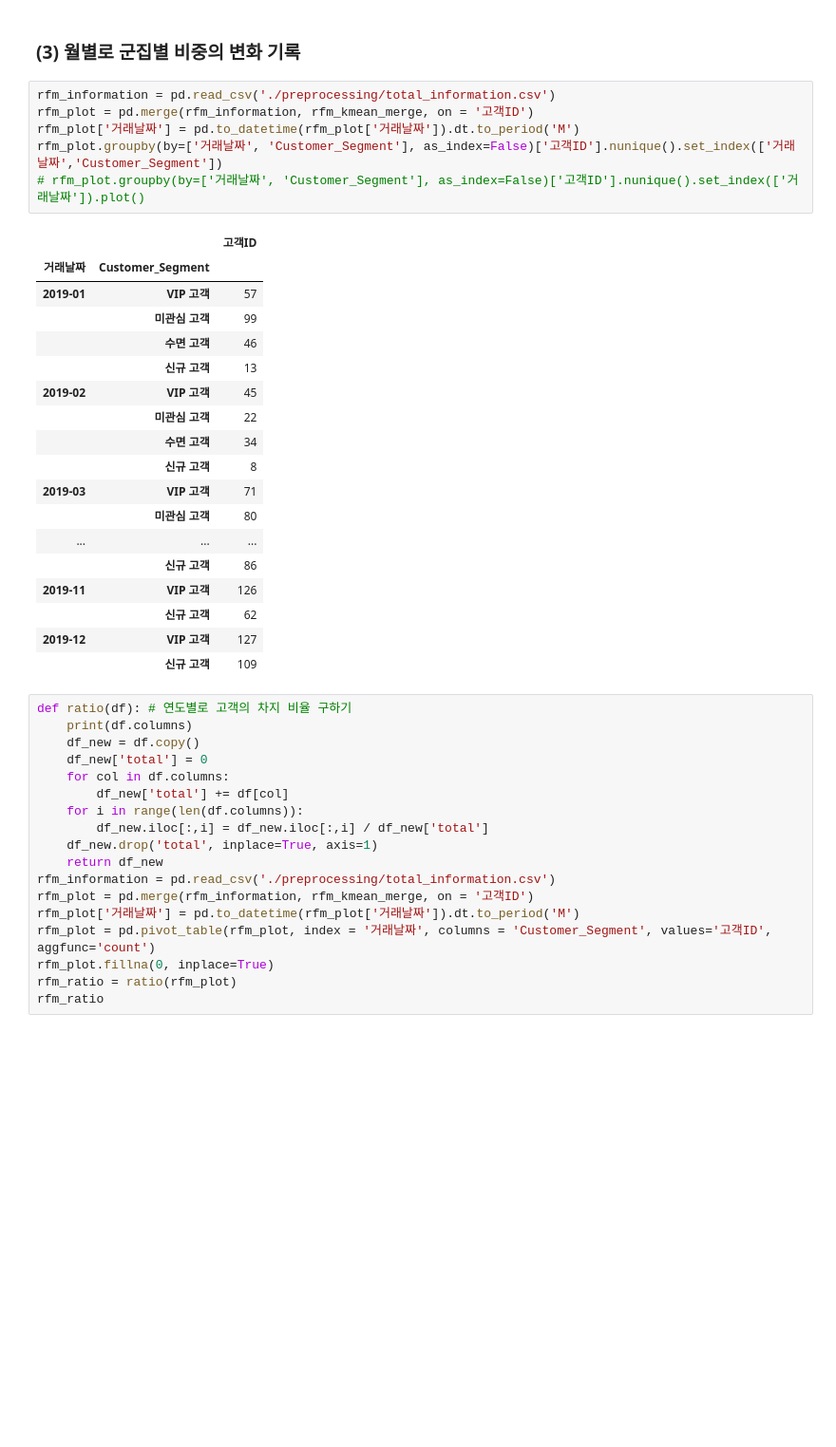
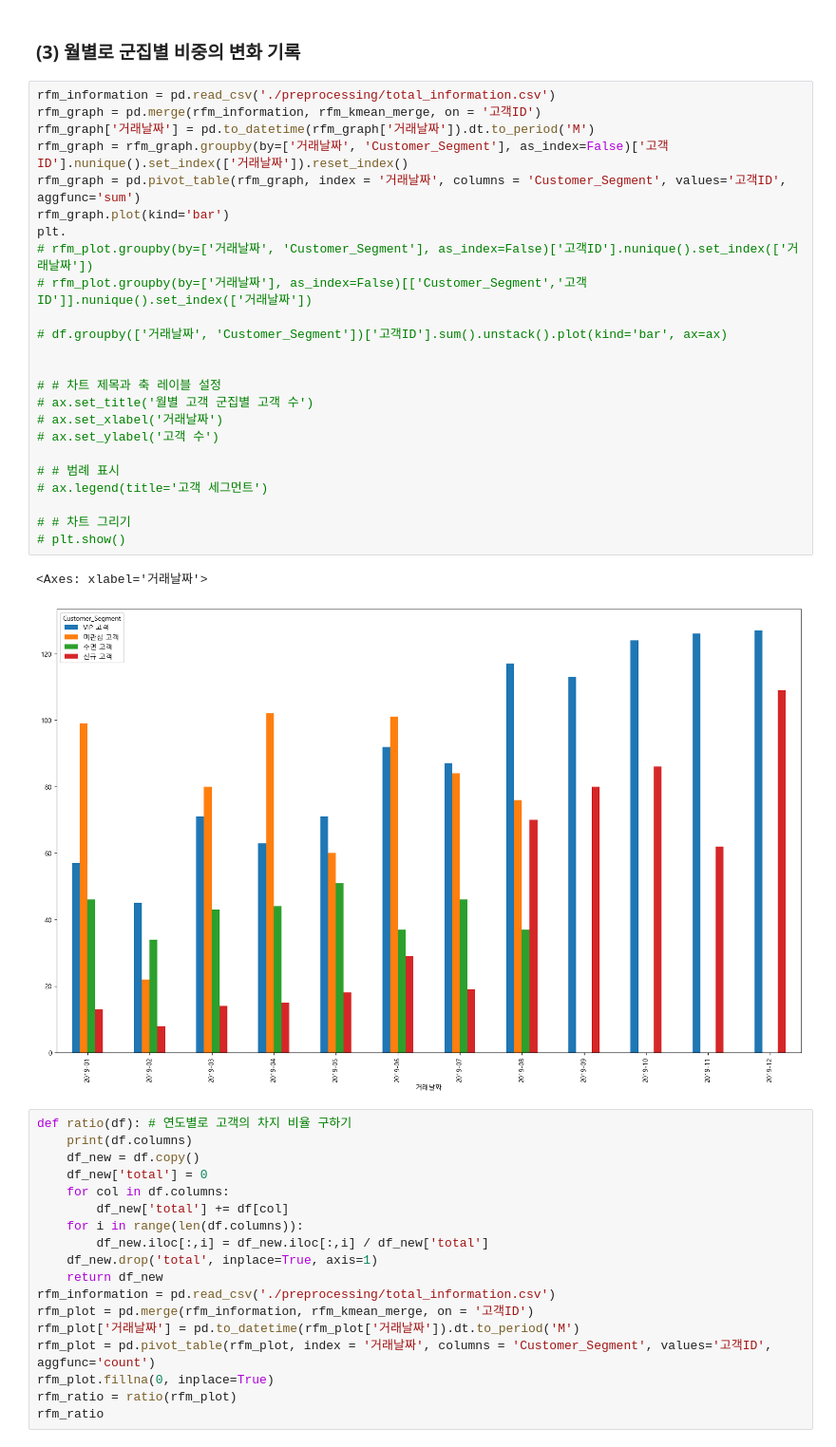
Before and after one commit to meo4739/Public_DACON_Cohort_RFM, a Jupyter notebook: cohort_RFM_ver2.ipynb, the cells around one changed output. Shown at 95% size. Saved outputs shown, nothing was run; the diff lists cells and outputs as text; blank space fills up the shorter version.

```diff
--- a/cohort_RFM_ver2.ipynb
+++ b/cohort_RFM_ver2.ipynb
@@ -1191,29 +1191,31 @@ rfm_kmean_merge
 ### (3) 월별로 군집별 비중의 변화 기록
 # %%
 rfm_information = pd.read_csv('./preprocessing/total_information.csv')
-rfm_plot = pd.merge(rfm_information, rfm_kmean_merge, on = '고객ID')
-rfm_plot['거래날짜'] = pd.to_datetime(rfm_plot['거래날짜']).dt.to_period('M')
-rfm_plot.groupby(by=['거래날짜', 'Customer_Segment'], as_index=False)['고객ID'].nunique().set_index(['거래날짜','Customer_Segment'])
-# rfm_plot.groupby(by=['거래날짜', 'Customer_Segment'], as_index=False)['고객ID'].nunique().set_index(['거래날짜']).plot()
+rfm_graph = pd.merge(rfm_information, rfm_kmean_merge, on = '고객ID')
+rfm_graph['거래날짜'] = pd.to_datetime(rfm_graph['거래날짜']).dt.to_period('M')
+rfm_graph = rfm_graph.groupby(by=['거래날짜', 'Customer_Segment'], as_index=False)['고객ID'].nunique().set_index(['거래날짜']).reset_index()
+rfm_graph = pd.pivot_table(rfm_graph, index = '거래날짜', columns = 'Customer_Segment', values='고객ID', aggfunc='sum')
+rfm_graph.plot(kind='bar')
+plt.
+# rfm_plot.groupby(by=['거래날짜', 'Customer_Segment'], as_index=False)['고객ID'].nunique().set_index(['거래날짜'])
+# rfm_plot.groupby(by=['거래날짜'], as_index=False)[['Customer_Segment','고객ID']].nunique().set_index(['거래날짜'])
+
+# df.groupby(['거래날짜', 'Customer_Segment'])['고객ID'].sum().unstack().plot(kind='bar', ax=ax)
+
+
+# # 차트 제목과 축 레이블 설정
+# ax.set_title('월별 고객 군집별 고객 수')
+# ax.set_xlabel('거래날짜')
+# ax.set_ylabel('고객 수')
+
+# # 범례 표시
+# ax.legend(title='고객 세그먼트')
+
+# # 차트 그리기
+# plt.show()
 # %% [output]
-|  |  | 고객ID |
-| 거래날짜 | Customer_Segment |  |
-| 2019-01 | VIP 고객 | 57 |
-|  | 미관심 고객 | 99 |
-|  | 수면 고객 | 46 |
-|  | 신규 고객 | 13 |
-| 2019-02 | VIP 고객 | 45 |
-|  | 미관심 고객 | 22 |
-|  | 수면 고객 | 34 |
-|  | 신규 고객 | 8 |
-| 2019-03 | VIP 고객 | 71 |
-|  | 미관심 고객 | 80 |
-| ... | ... | ... |
-|  | 신규 고객 | 86 |
-| 2019-11 | VIP 고객 | 126 |
-|  | 신규 고객 | 62 |
-| 2019-12 | VIP 고객 | 127 |
-|  | 신규 고객 | 109 |
+<Axes: xlabel='거래날짜'>
+[figure, added]
 # %%
 def ratio(df): # 연도별로 고객의 차지 비율 구하기
     print(df.columns)
```
